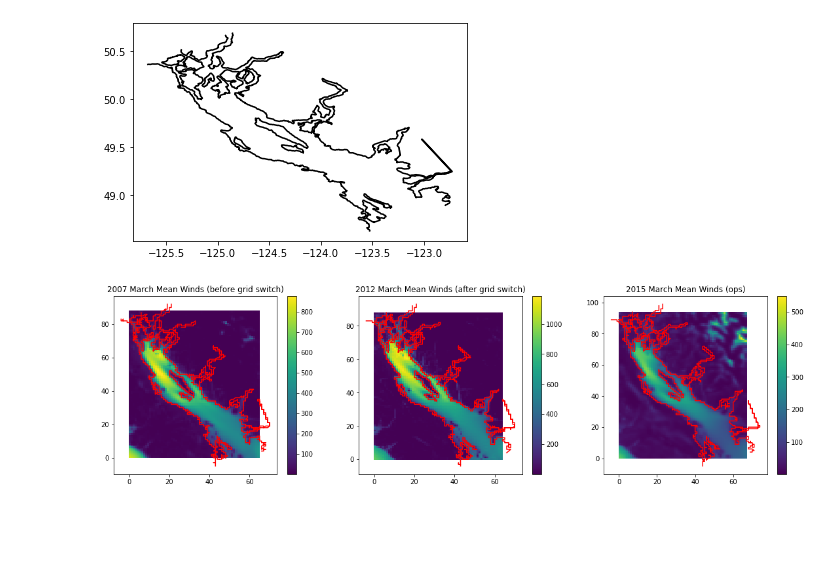
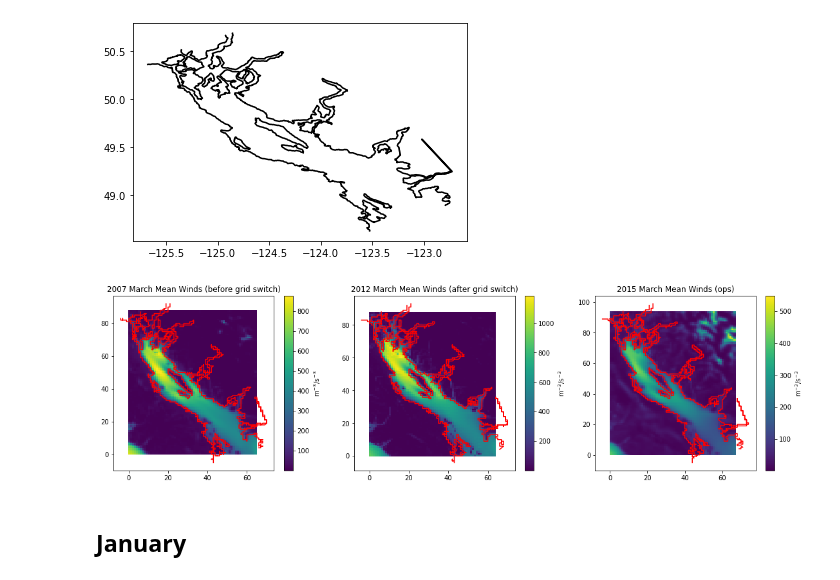
Before and after one commit to SalishSeaCast/analysis-karyn, a Jupyter notebook: notebooks/NPGO/Winds2007-2020.ipynb, the cells around one changed output. Saved outputs shown, nothing was run; the diff lists cells and outputs as text; code cells hidden in the pictures; blank space fills up the shorter version.

```diff
--- a/notebooks/NPGO/Winds2007-2020.ipynb
+++ b/notebooks/NPGO/Winds2007-2020.ipynb
@@ -184,26 +201,28 @@ U3gl2mean=np.mean(U3gl2,0)
 # %%
 fig,ax=plt.subplots(1,3,figsize=(19,5))
 
 
 iax=ax[0]
 iax.set_title('2007 March Mean Winds (before grid switch)')
 m=iax.pcolormesh(U3gl1mean)
-fig.colorbar(m,ax=iax)
+fig.colorbar(m,ax=iax,label='m$^{-3}$/s$^{-3}$')
 for (jj,ii) in gl1lines:
     iax.plot(ii-96,jj-114,'r-')
 
 iax=ax[1]
 iax.set_title('2012 March Mean Winds (after grid switch)')
 m=iax.pcolormesh(U3gl2mean)
-fig.colorbar(m,ax=iax)
+fig.colorbar(m,ax=iax,label='m$^{-3}$/s$^{-3}$')
 for (jj,ii) in gl2lines:
     iax.plot(ii-99,jj-117,'r-')
 
 iax=ax[2]
 iax.set_title('2015 March Mean Winds (ops)')
 m=iax.pcolormesh(U3opsmean)
-fig.colorbar(m,ax=iax)
+fig.colorbar(m,ax=iax,label='m$^{-3}$/s$^{-3}$')
 for (jj,ii) in opslines:
     iax.plot(ii-96,jj-119,'r-')
 # %% [output]
-[figure, old version]
+[figure, new version]
+# %% [markdown]
+## January
```
Also changed, not shown: parts of 61 cells of this notebook.
